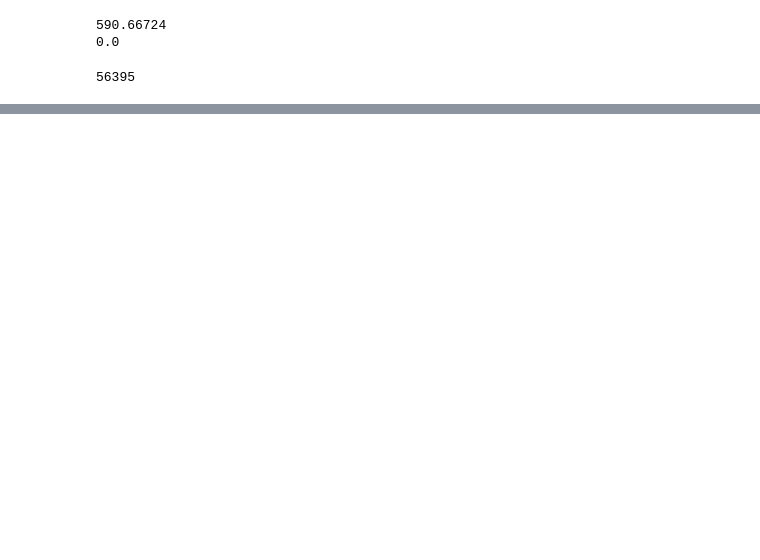
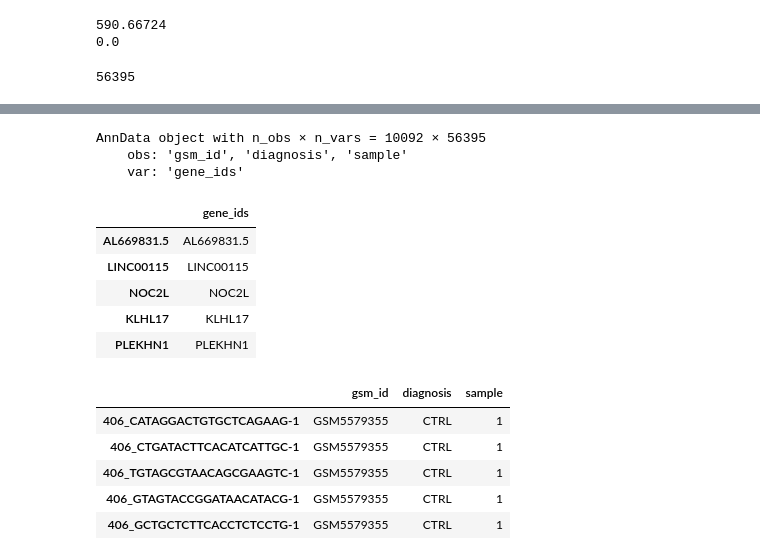
Before and after one commit to zeinabbh/M10, a Jupyter notebook: dataset2_preprocessing.ipynb, the cells around one changed output, grey strips where cells are left out. Drawn from its saved outputs; the diff is of its cells as text; code cells hidden in the pictures; blank space fills up the shorter version.

```diff
--- a/dataset2_preprocessing.ipynb
+++ b/dataset2_preprocessing.ipynb
@@ -95,0 +167,26 @@ print(adata1.n_vars)  # number of genes
+# %%
+# merge samples into one anndata object
+
+adata = ad.concat(adatas, label="sample", merge= "same")
+adata.obs_names_make_unique()
+adata
+# %% [output]
+AnnData object with n_obs × n_vars = 10092 × 56395
+    obs: 'gsm_id', 'diagnosis', 'sample'
+    var: 'gene_ids'
+# %%
+display(adata.var.head()) # no ensemble ids
+display(adata.obs.head())
+# %% [output]
+|  | gene_ids |
+| AL669831.5 | AL669831.5 |
+| LINC00115 | LINC00115 |
+| NOC2L | NOC2L |
+| KLHL17 | KLHL17 |
+| PLEKHN1 | PLEKHN1 |
+|  | gsm_id | diagnosis | sample |
+| 406_CATAGGACTGTGCTCAGAAG-1 | GSM5579355 | CTRL | 1 |
+| 406_CTGATACTTCACATCATTGC-1 | GSM5579355 | CTRL | 1 |
+| 406_TGTAGCGTAACAGCGAAGTC-1 | GSM5579355 | CTRL | 1 |
+| 406_GTAGTACCGGATAACATACG-1 | GSM5579355 | CTRL | 1 |
+| 406_GCTGCTCTTCACCTCTCCTG-1 | GSM5579355 | CTRL | 1 |
```
Also changed, not shown: parts of 12 cells of this notebook.
